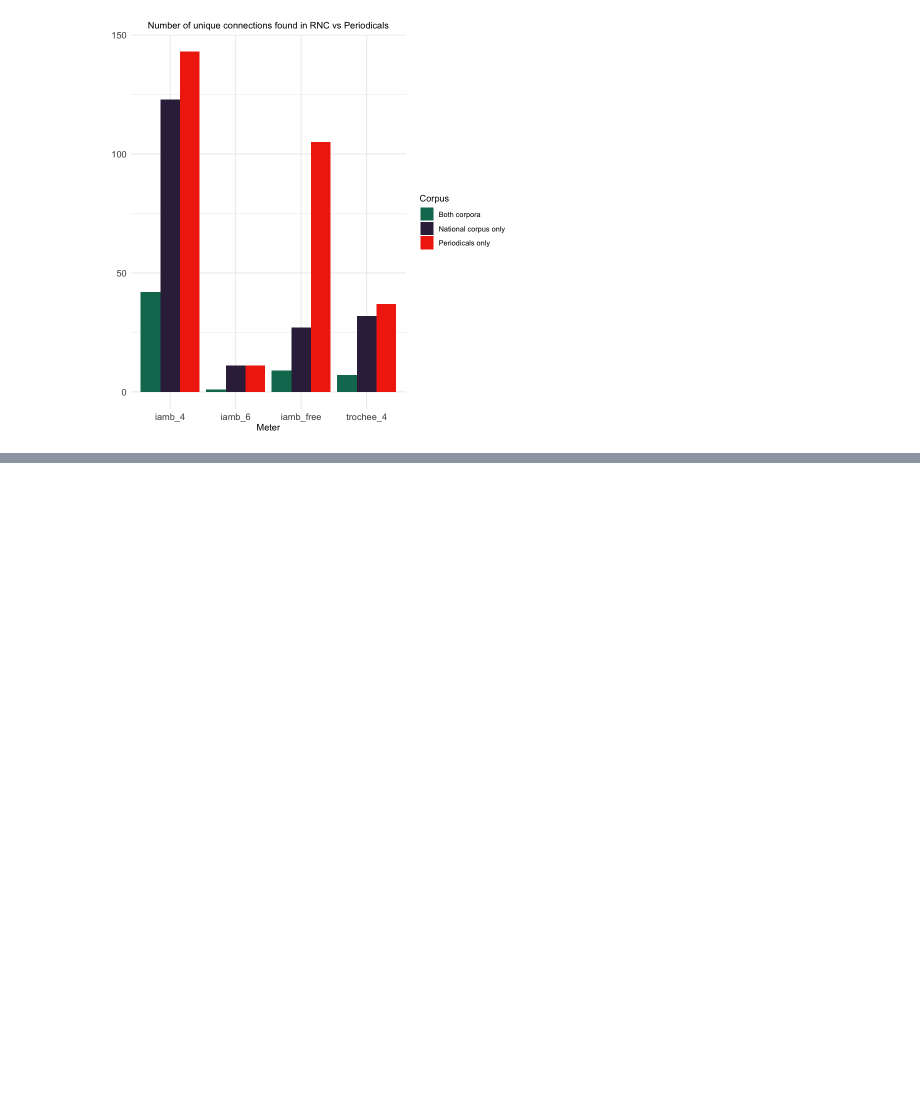
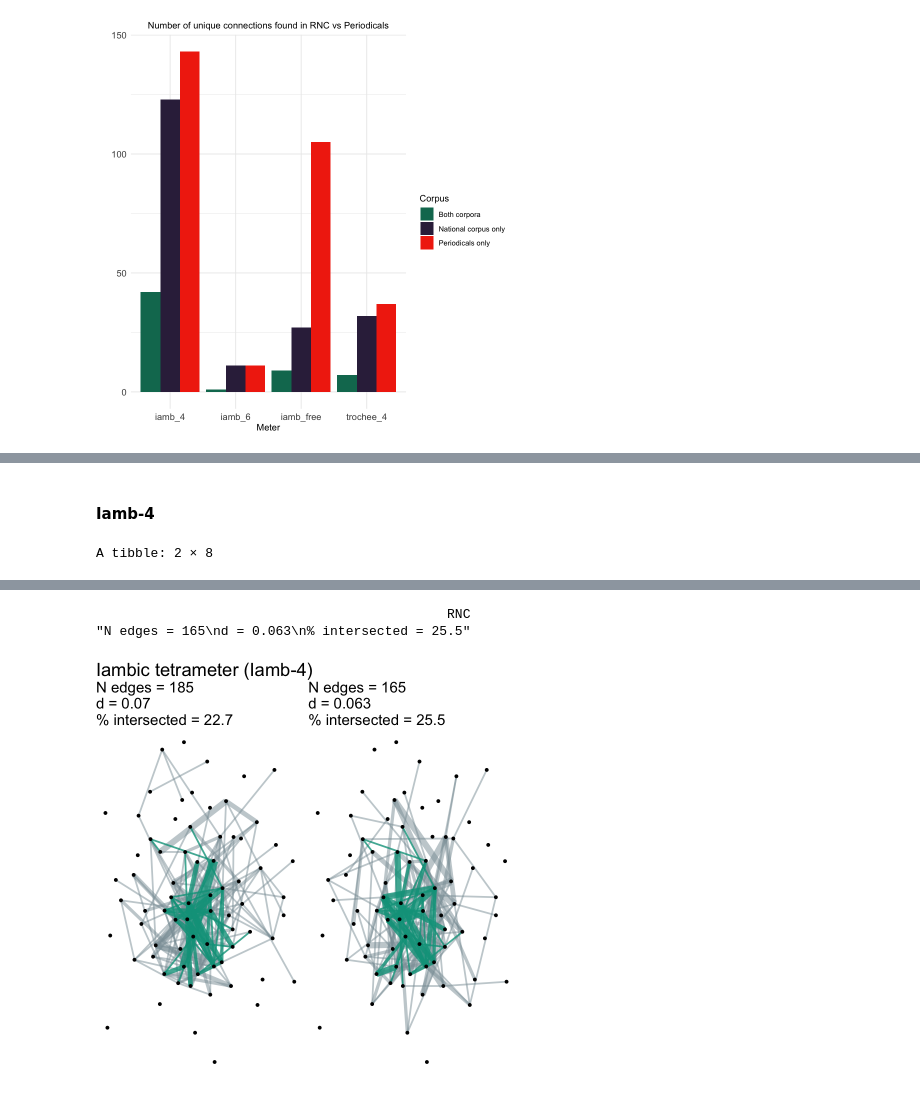
Before and after one commit to tonyamart/iamb_networks, a Jupyter notebook: scr/03_02_Networks_periodicals.ipynb, the cells around one changed output, grey strips where cells are left out. Saved outputs shown, nothing was run; the diff lists cells and outputs as text; code cells hidden in the pictures; blank space fills up the shorter version.

```diff
--- a/scr/03_02_Networks_periodicals.ipynb
+++ b/scr/03_02_Networks_periodicals.ipynb
@@ -936,0 +940,48 @@ ggraph(net4, 'kk') +
+# %%
+# plot function with labeller :
+
+network_labels <- function(network, meter_value, palette_v) {
+  ggraph(network, layout = "kk") +
+    # one layer for edges which are unique for each corpus (RNC or Periodicals)
+    geom_edge_fan(aes(color = group,
+                      filter = meter %in% c(meter_value) & group == "Unique edge",
+                      width = n),
+                      alpha = 0.5) +
+
+    # second layer for intersected edges
+    geom_edge_fan(aes(color = group,
+                      filter = meter %in% c(meter_value) & group == "Both corpora",
+                      width = n),
+                      alpha = 0.8) +
+
+    geom_node_point() +
+    theme_void() +
+    facet_wrap(~corpus_fullname,
+               scales="free_x",
+               drop=T,
+               ncol = 2,
+               labeller = as_labeller(facet_labels)) +
+    scale_edge_color_manual(values = palette_v) +
+    theme(legend.position = "None",
+         strip.text = element_text(size = 18, hjust = 0),
+         plot.title = element_text(size = 22, hjust = 0))
+}
+# %% [markdown]
+#### Iamb-4
+# %%
+labels_df <- meters_stats %>%
+    filter(meter == "iamb_4")
+
+head(labels_df)
+
+facet_labels <- setNames(as.character(labels_df$label), labels_df$corpus_fullname)
+
+facet_labels[1]
+
+p_i4 <- network_labels(net1830, "iamb_4", c(wes_palette("Darjeeling1")[2],
+                                    wes_palette("Royal1")[1])) +
+    ggtitle("Iambic tetrameter (Iamb-4)")
+
+p_i4
+# %% [output]
+A tibble: 2 × 8
@@ -936,0 +992,3 @@ ggraph(net4, 'kk') +
+                                             RNC
+"N edges = 165\nd = 0.063\n% intersected = 25.5"
+[figure, added]
```
Also changed, not shown: parts of 27 cells of this notebook, 2 other files.
